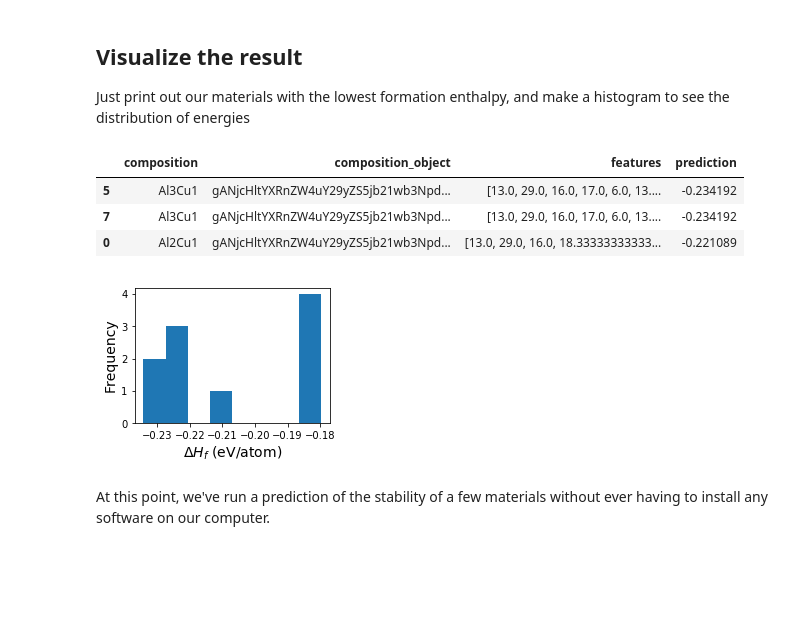
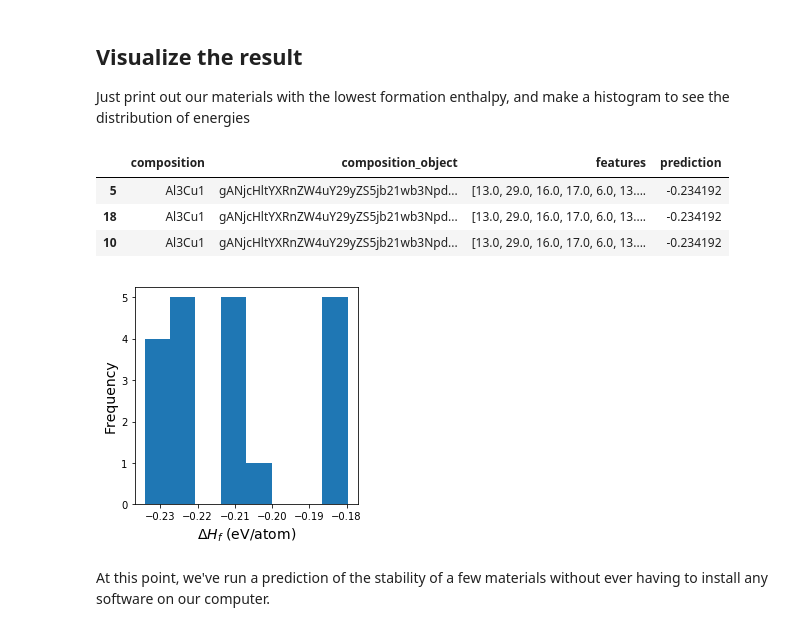
Before and after one commit to DLHub-Argonne/dlhub_containers, a Jupyter notebook: examples/dlhub-demo.ipynb, the cells around one changed output. Saved outputs shown, nothing was run; the diff lists cells and outputs as text; code cells hidden in the pictures; blank space fills up the shorter version.

```diff
--- a/examples/dlhub-demo.ipynb
+++ b/examples/dlhub-demo.ipynb
@@ -48,7 +48,7 @@ Gather the composition of a few Al-Cu compounds for which we will predict the fo
 # %%
 results = mdf.search_by_elements(elements=["Al","Cu"],
                                  source_names=["oqmd"],
-                                 limit=10)
+                                 limit=20)
 compositions = []
 for res in results:
     compositions.append({"composition": res['material']['composition']})
@@ -163,19 +163,19 @@ df.sort_values('prediction', ascending=True).head(3)
 # %% [output]
 |  | composition | composition_object | features | prediction |
 | 5 | Al3Cu1 | gANjcHltYXRnZW4uY29yZS5jb21wb3Npd... | [13.0, 29.0, 16.0, 17.0, 6.0, 13.... | -0.234192 |
-| 7 | Al3Cu1 | gANjcHltYXRnZW4uY29yZS5jb21wb3Npd... | [13.0, 29.0, 16.0, 17.0, 6.0, 13.... | -0.234192 |
-| 0 | Al2Cu1 | gANjcHltYXRnZW4uY29yZS5jb21wb3Npd... | [13.0, 29.0, 16.0, 18.33333333333... | -0.221089 |
+| 18 | Al3Cu1 | gANjcHltYXRnZW4uY29yZS5jb21wb3Npd... | [13.0, 29.0, 16.0, 17.0, 6.0, 13.... | -0.234192 |
+| 10 | Al3Cu1 | gANjcHltYXRnZW4uY29yZS5jb21wb3Npd... | [13.0, 29.0, 16.0, 17.0, 6.0, 13.... | -0.234192 |
 # %%
 fig, ax = plt.subplots()
 
 ax.hist(df['prediction'], bins=8)
 
 ax.set_xlabel('$\Delta H_f$ (eV/atom)', fontsize=14)
 ax.set_ylabel('Frequency', fontsize=14)
 
-fig.set_size_inches(3.5, 2.5)
+fig.set_size_inches(4, 4)
 # %% [output]
-[figure, old version]
+[figure, new version]
 # %% [markdown]
 At this point, we've run a prediction of the stability of a few materials without ever having to install any software on our computer.
 # %% [markdown]
```
Also changed, not shown: parts of 19 cells of this notebook.
